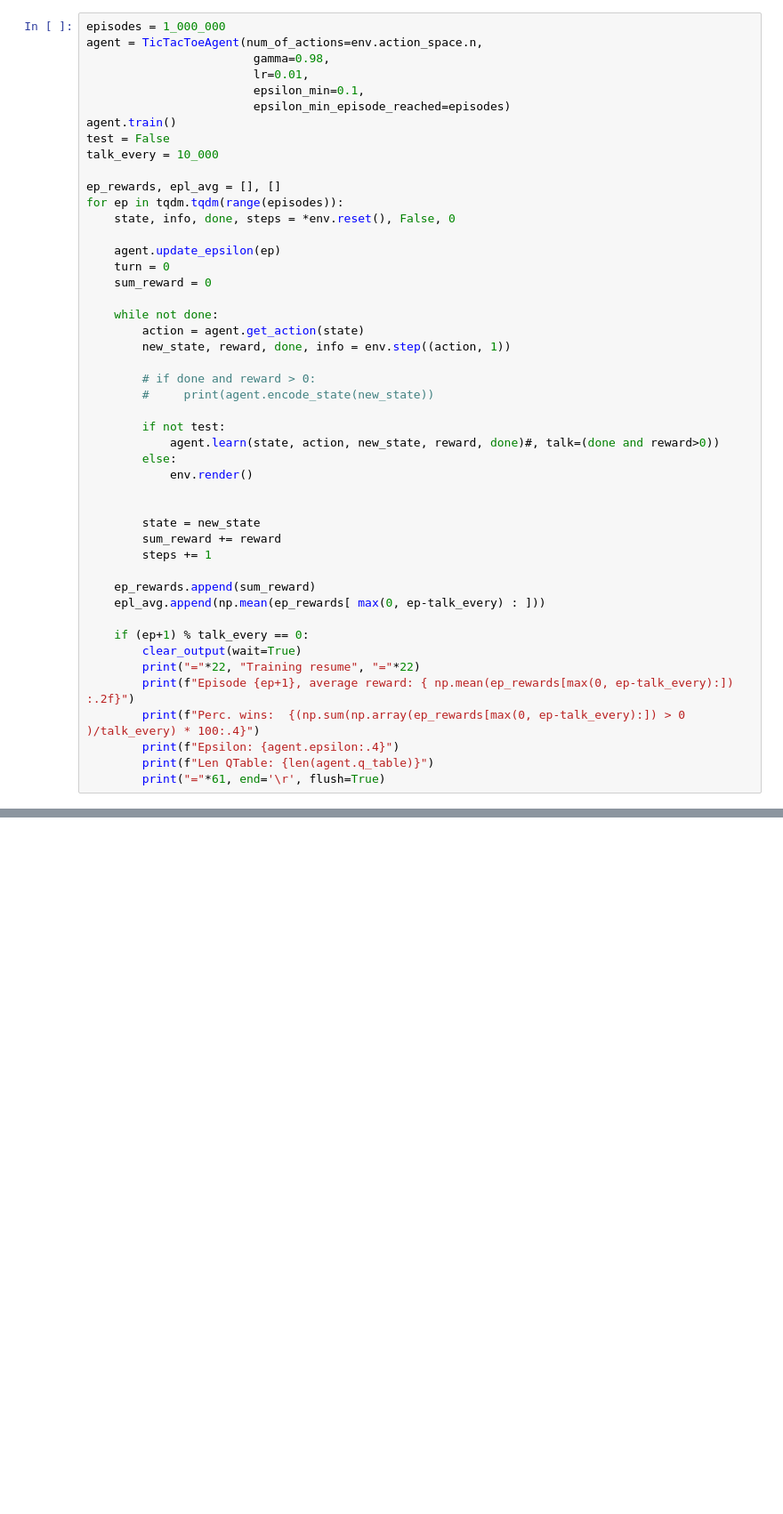
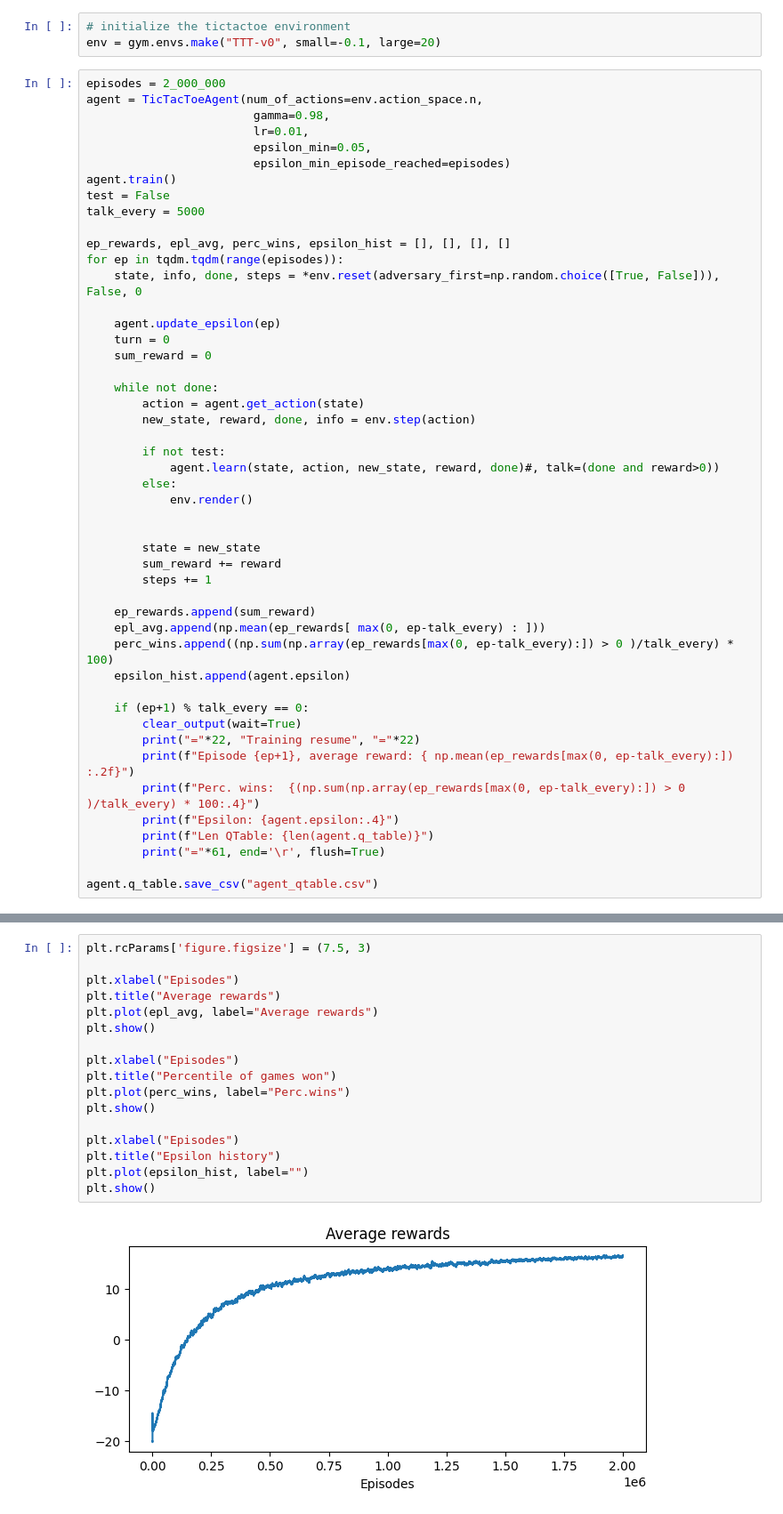
Before and after one commit to florentin1304/computational-intelligence, a Jupyter notebook: Laboratories/Lab10/training.ipynb, the cells around one changed output, grey strips where cells are left out. Shown: that part at 89% size. Drawn from its saved outputs; the diff is of its cells as text; blank space fills up the shorter version.

```diff
--- a/Laboratories/Lab10/training.ipynb
+++ b/Laboratories/Lab10/training.ipynb
@@ -13,17 +48,20 @@ env = gym.envs.make("TTT-v0", small=-1, large=20)
+# %%
+# initialize the tictactoe environment
+env = gym.envs.make("TTT-v0", small=-0.1, large=20)
 # %%
-episodes = 1_000_000
+episodes = 2_000_000
 agent = TicTacToeAgent(num_of_actions=env.action_space.n,
                         gamma=0.98,
                         lr=0.01,
-                        epsilon_min=0.1,
+                        epsilon_min=0.05,
                         epsilon_min_episode_reached=episodes)
 agent.train()
 test = False
-talk_every = 10_000
+talk_every = 5000
 
-ep_rewards, epl_avg = [], []
+ep_rewards, epl_avg, perc_wins, epsilon_hist = [], [], [], []
 for ep in tqdm.tqdm(range(episodes)):
-    state, info, done, steps = *env.reset(), False, 0
+    state, info, done, steps = *env.reset(adversary_first=np.random.choice([True, False])), False, 0
 
     agent.update_epsilon(ep)
     turn = 0
@@ -31,10 +69,7 @@ for ep in tqdm.tqdm(range(episodes)):
 
     while not done:
         action = agent.get_action(state)
-        new_state, reward, done, info = env.step((action, 1))
-
-        # if done and reward > 0:
-        #     print(agent.encode_state(new_state))
+        new_state, reward, done, info = env.step(action)
 
         if not test:
             agent.learn(state, action, new_state, reward, done)#, talk=(done and reward>0))
@@ -48,6 +83,8 @@ for ep in tqdm.tqdm(range(episodes)):
 
     ep_rewards.append(sum_reward)
     epl_avg.append(np.mean(ep_rewards[ max(0, ep-talk_every) : ]))
+    perc_wins.append((np.sum(np.array(ep_rewards[max(0, ep-talk_every):]) > 0 )/talk_every) * 100)
+    epsilon_hist.append(agent.epsilon)
 
     if (ep+1) % talk_every == 0:
         clear_output(wait=True)
@@ -57,5 +94,7 @@ for ep in tqdm.tqdm(range(episodes)):
         print(f"Epsilon: {agent.epsilon:.4}")
         print(f"Len QTable: {len(agent.q_table)}")
         print("="*61, end='\r', flush=True)
+
+agent.q_table.save_csv("agent_qtable.csv")
 # %% [output]
 ====================== Training resume ======================
@@ -100,0 +106,19 @@ True
+# %%
+plt.rcParams['figure.figsize'] = (7.5, 3)
+
+plt.xlabel("Episodes")
+plt.title("Average rewards")
+plt.plot(epl_avg, label="Average rewards")
+plt.show()
+
+plt.xlabel("Episodes")
+plt.title("Percentile of games won")
+plt.plot(perc_wins, label="Perc.wins")
+plt.show()
+
+plt.xlabel("Episodes")
+plt.title("Epsilon history")
+plt.plot(epsilon_hist, label="")
+plt.show()
+# %% [output]
+[figure, added]
```
Also changed, not shown: parts of 13 cells of this notebook, 5 other files.
